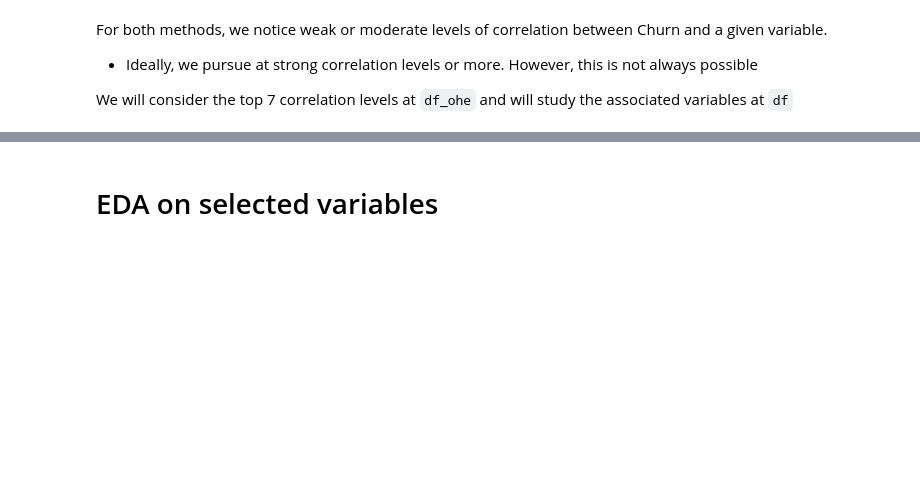
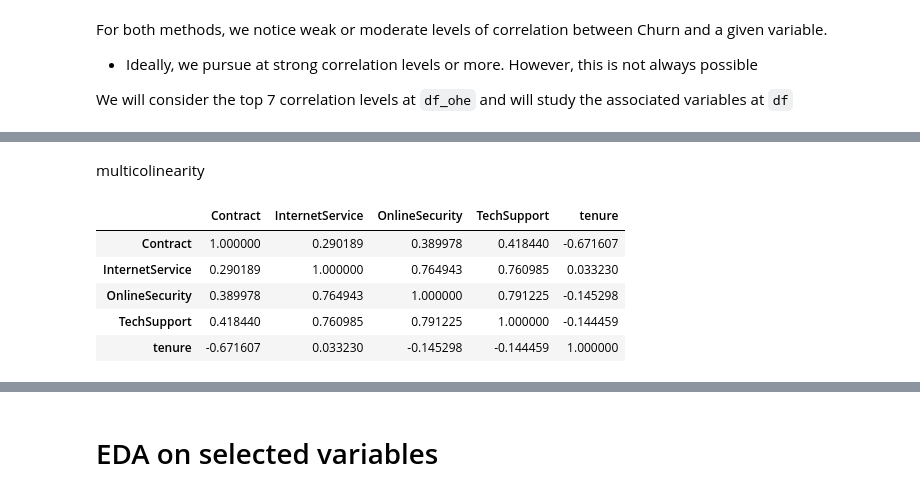
Before and after one commit to FernandoRocha88/WalkthroughProject02, a Jupyter notebook: jupyter_notebooks/02 - DataVisualization.ipynb, the cells around one changed output, grey strips where cells are left out. Saved outputs shown, nothing was run; the diff lists cells and outputs as text; code cells hidden in the pictures; blank space fills up the shorter version.

```diff
--- a/jupyter_notebooks/02 - DataVisualization.ipynb
+++ b/jupyter_notebooks/02 - DataVisualization.ipynb
@@ -168,0 +261,16 @@ vars_to_study
+# %% [markdown]
+multicolinearity
+# %%
+# df.filter(vars_to_study) categorical encode then .corr()
+from feature_engine.encoding import OrdinalEncoder
+encoder = OrdinalEncoder(encoding_method='ordered', variables=['Contract', 'InternetService', 'OnlineSecurity', 'TechSupport'])
+df_multi = encoder.fit_transform(df[vars_to_study], df['Churn'])
+# %%
+df_multi.corr(method='pearson')
+# %% [output]
+|  | Contract | InternetService | OnlineSecurity | TechSupport | tenure |
+| Contract | 1.000000 | 0.290189 | 0.389978 | 0.418440 | -0.671607 |
+| InternetService | 0.290189 | 1.000000 | 0.764943 | 0.760985 | 0.033230 |
+| OnlineSecurity | 0.389978 | 0.764943 | 1.000000 | 0.791225 | -0.145298 |
+| TechSupport | 0.418440 | 0.760985 | 0.791225 | 1.000000 | -0.144459 |
+| tenure | -0.671607 | 0.033230 | -0.145298 | -0.144459 | 1.000000 |
```
Also changed, not shown: parts of 23 cells of this notebook.
